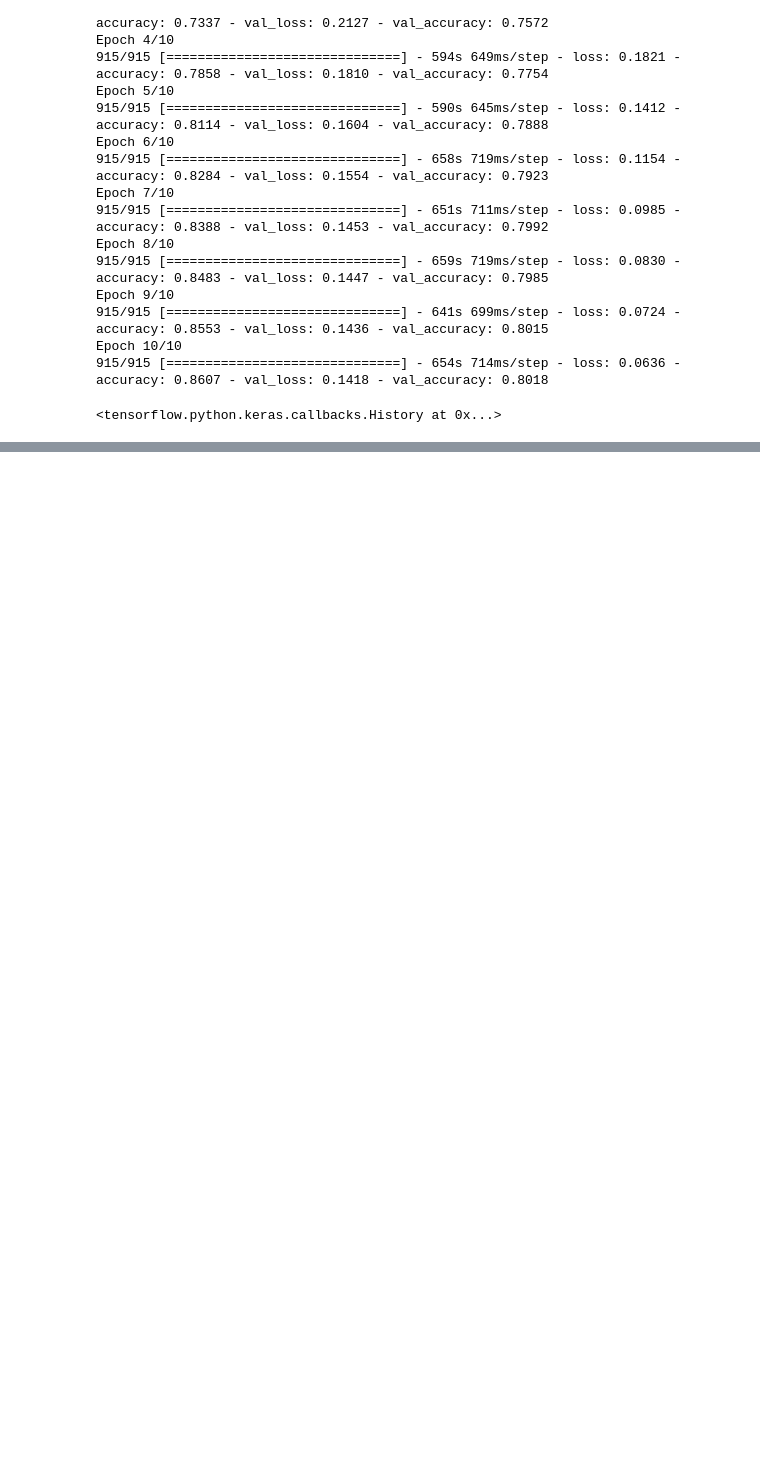
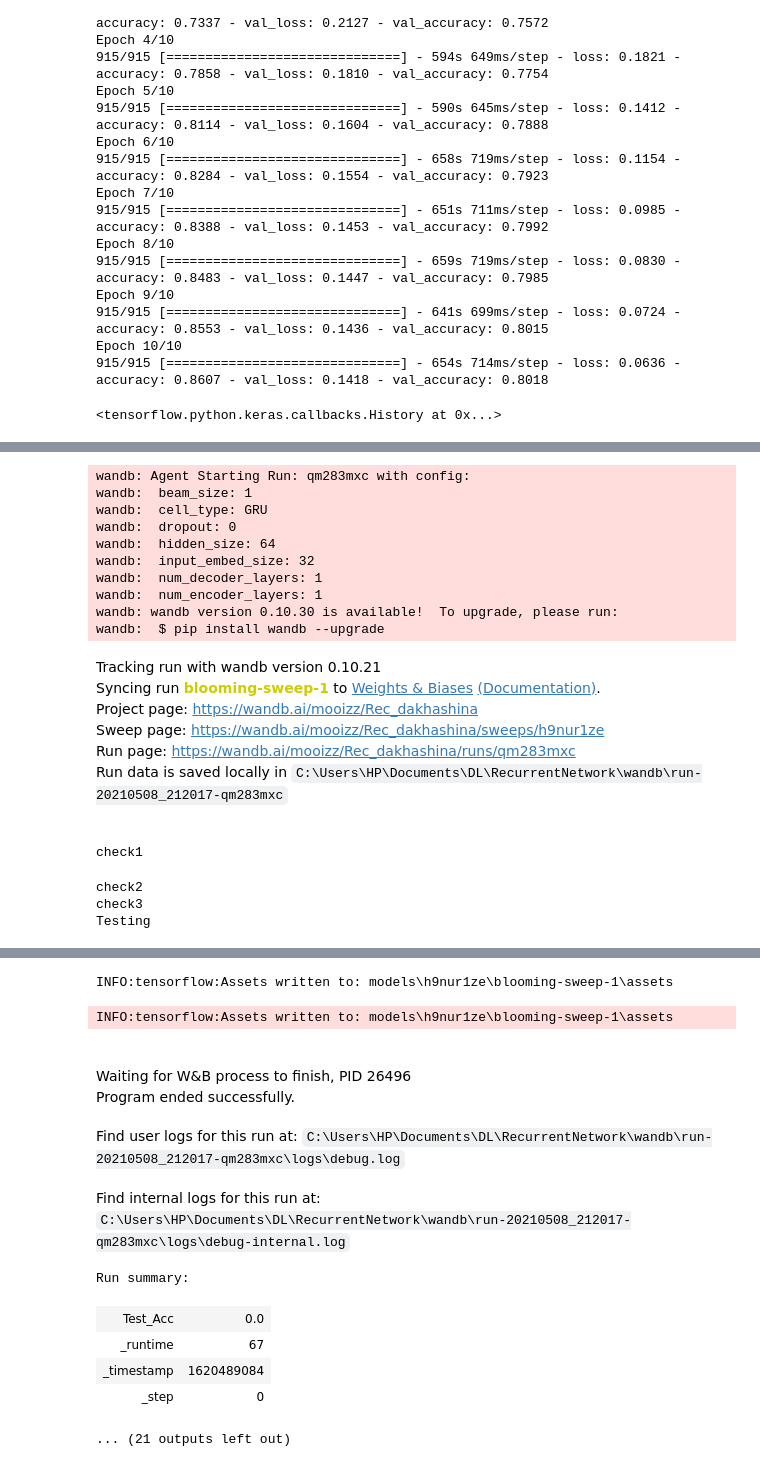
Before and after one commit to 0-5-blood-prince/RecurrentNetwork, a Jupyter notebook: RecurentNet.ipynb, the cells around one changed output, grey strips where cells are left out. Cells and saved outputs as stored; diff of their text form; code cells hidden in the pictures; blank space fills up the shorter version.

```diff
--- a/RecurentNet.ipynb
+++ b/RecurentNet.ipynb
@@ -322,7 +347,7 @@ def decode_sequence(input_seq):
 for seqid in range(5):
     input_seq = input_tensor[seqid:seqid+1]
 #     print(input_seq.shape,input_tensor.shape)
-    decoded_sentence = decode_sequence(input_seq)
+    decoded_sentence = decode_single_sequence(input_seq)
     print("-")
     print("Input sentence:", train_inputs[seqid])
     print("Decoded sentence:", decoded_sentence)
@@ -544,41 +748 @@ def get_Model(input_embed_size, hidden_size, cell_type, num_decoder_layers, num_
     return model, encoder_model, decoder_model
-# %%
-def train():
-    config_defaults = {
-        'epochs' : 10,
-        'batch_size' : 64,
-        'optimizer' : 'adam',
-        'beam_size' : 1,
-        'input_embed_size': 32,
-        'hidden_size' : 256,
-        'cell_type' : 'LSTM',
-        'num_decoder_layers' : 1,
-        'num_encoder_layers' : 1,
-        'dropout' : 0,
-    }
-    wandb.init(config=config_defaults)
-    config = wandb.config
-    model, enc_model, dec_model = getModel(config.input_embed_size,config.hidden_size,
-                     config.cell_type,
-                     config.num_decoder_layers,
-                     config.num_encoder_layers,
-                     config.dropout)
-    model.compile(
-    optimizer="adam", loss="categorical_crossentropy", metrics=["accuracy"]
-    )
-#     sample_model.summary()
-    EarlyStopCB = tf.keras.callbacks.EarlyStopping(patience=30, monitor='val_accuracy',
-                                                  restore_best_weights=True)
-    tf.config.run_functions_eagerly(True)
-    model.fit(
-        [input_tensor,decoder_input_data],
-        decoder_output_data,
-        batch_size=config.batch_size,
-        epochs=config.epochs,
-        validation_data=(
-            [val_input_tensor,decoder_val_input_data],
-            decoder_val_output_data
-        ),
-        shuffle=True,
-        callbacks=[WandbCallback(), EarlyStopCB])
-    model.save('models'+os.sep+str(sweep_id)+os.sep+wandb.run.name)
@@ -584,0 +795,23 @@ def train():
+# %%
+wandb.agent(sweep_id, train)
+# %% [output]
+wandb: Agent Starting Run: qm283mxc with config:
+wandb:  beam_size: 1
+wandb:  cell_type: GRU
+wandb:  dropout: 0
+wandb:  hidden_size: 64
+wandb:  input_embed_size: 32
+wandb:  num_decoder_layers: 1
+wandb:  num_encoder_layers: 1
+wandb: wandb version 0.10.30 is available!  To upgrade, please run:
+wandb:  $ pip install wandb --upgrade
+Tracking run with wandb version 0.10.21
+Syncing run blooming-sweep-1 to Weights & Biases (Documentation).
+Project page: https://wandb.ai/mooizz/Rec_dakhashina
+Sweep page: https://wandb.ai/mooizz/Rec_dakhashina/sweeps/h9nur1ze
+Run page: https://wandb.ai/mooizz/Rec_dakhashina/runs/qm283mxc
+Run data is saved locally in C:\Users\HP\Documents\DL\RecurrentNetwork\wandb\run-20210508_212017-qm283mxc
+check1
+check2
+check3
+Testing
@@ -584,0 +820,12 @@ def train():
+INFO:tensorflow:Assets written to: models\h9nur1ze\blooming-sweep-1\assets
+INFO:tensorflow:Assets written to: models\h9nur1ze\blooming-sweep-1\assets
+Waiting for W&B process to finish, PID 26496
+Program ended successfully.
+Find user logs for this run at: C:\Users\HP\Documents\DL\RecurrentNetwork\wandb\run-20210508_212017-qm283mxc\logs\debug.log
+Find internal logs for this run at: C:\Users\HP\Documents\DL\RecurrentNetwork\wandb\run-20210508_212017-qm283mxc\logs\debug-internal.log
+Run summary:
+| Test_Acc | 0.0 |
+| _runtime | 67 |
+| _timestamp | 1620489084 |
+| _step | 0 |
+... (21 outputs left out)
```
Also changed, not shown: parts of 24 cells of this notebook.
